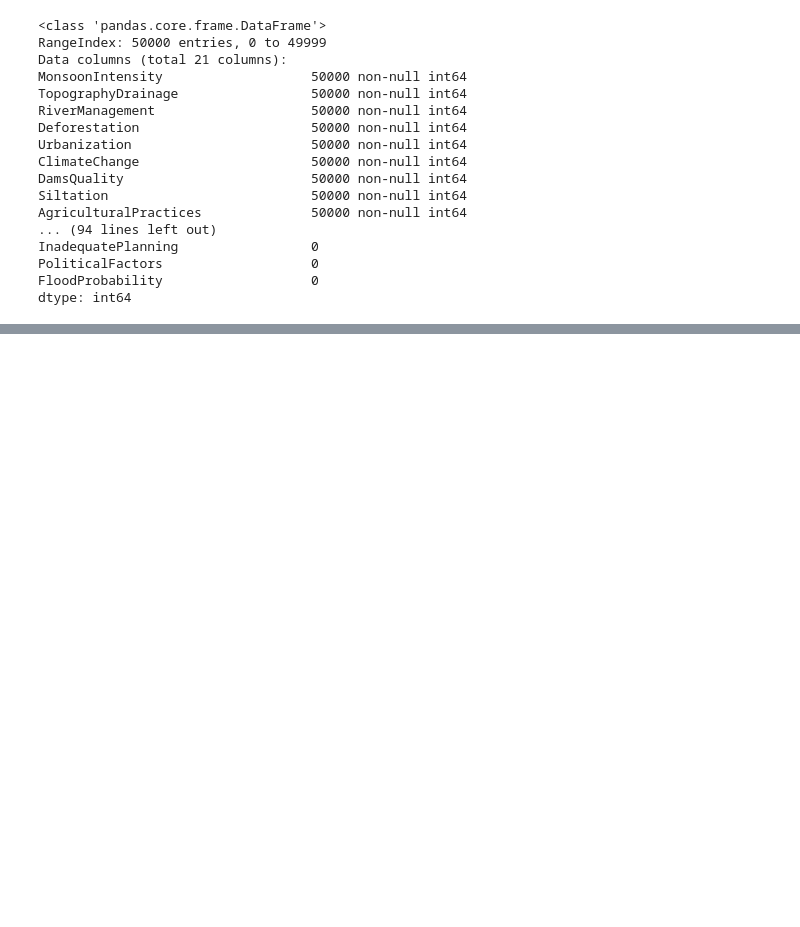
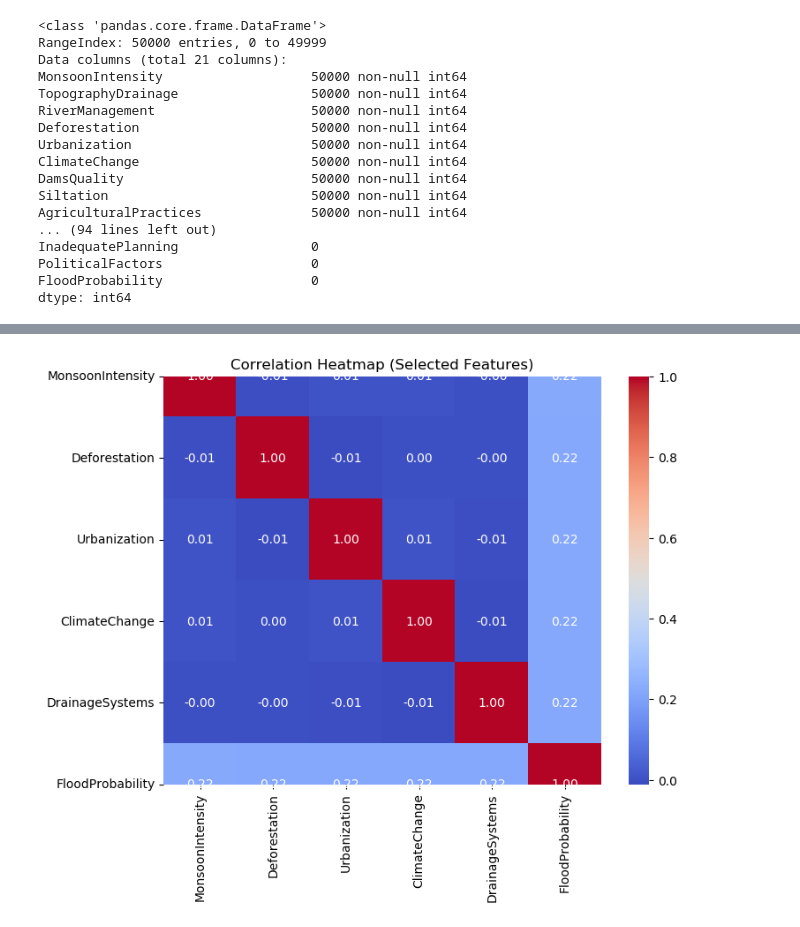
Before and after one commit to sowmyagoud911-cpu/Flood_Prediction_and_Climate_Risk_Analysis, a Jupyter notebook: Flood_Prediction_and_Climate_Risk_Analysis.ipynb, the cells around one changed output, grey strips where cells are left out. Drawn from its saved outputs; the diff is of its cells as text; code cells hidden in the pictures; blank space fills up the shorter version.

```diff
--- a/Flood_Prediction_and_Climate_Risk_Analysis.ipynb
+++ b/Flood_Prediction_and_Climate_Risk_Analysis.ipynb
@@ -74,0 +85,12 @@ dtype: int64
+# %%
+# Correlation Heatmap (only important columns)
+
+features = ['MonsoonIntensity', 'Deforestation', 'Urbanization',
+            'ClimateChange', 'DrainageSystems', 'FloodProbability']
+
+plt.figure(figsize=(8,6))
+sns.heatmap(df[features].corr(), cmap="coolwarm", annot=True, fmt=".2f")
+plt.title("Correlation Heatmap (Selected Features)")
+plt.show()
+# %% [output]
+[figure, added]
```
Also changed, not shown: parts of 6 cells of this notebook.
